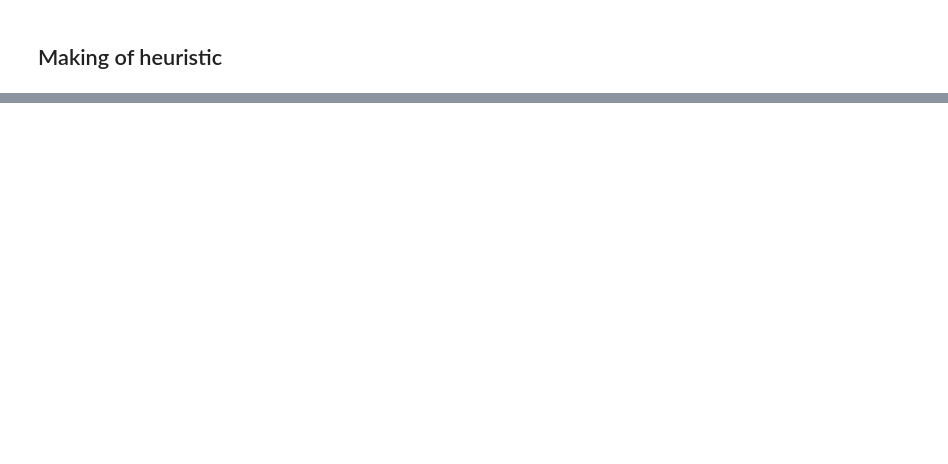
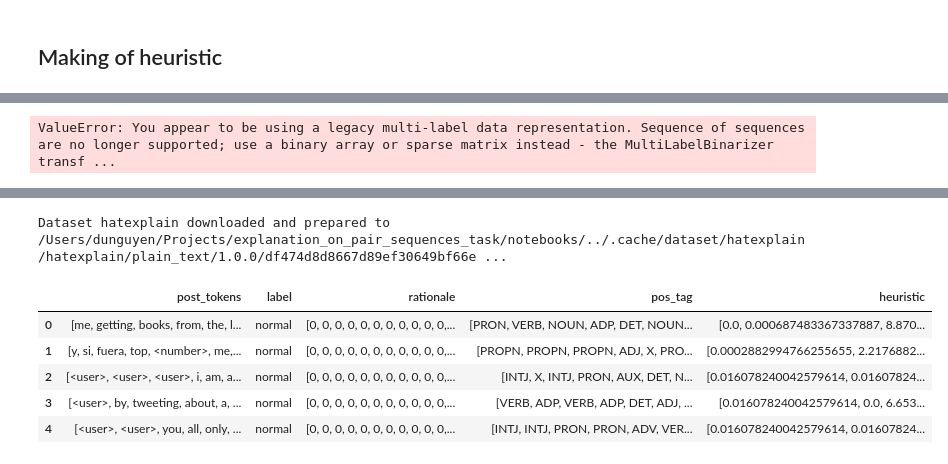
Before and after one commit to Kihansi95/ExplanationPairSentencesTasks, a Jupyter notebook: notebooks/2022-07-27 HateXplain.ipynb, the cells around one changed output, grey strips where cells are left out. Cells and saved outputs as stored; diff of their text form; code cells hidden in the pictures; blank space fills up the shorter version.

Commit message:
heuristic integrated in HateXPlain & YelpHat

```diff
--- a/notebooks/2022-07-27 HateXplain.ipynb
+++ b/notebooks/2022-07-27 HateXplain.ipynb
@@ -504,0 +617,13 @@ rationale = dataset.data['rationale']
+# %%
+heuristic = dataset.data['heuristic']
+rationale = dataset.data['rationale']
+
+from sklearn.metrics import roc_auc_score
+roc_score = roc_auc_score(rationale, heuristic)
+roc_score
+# %% [output]
+ValueError: You appear to be using a legacy multi-label data representation. Sequence of sequences are no longer supported; use a binary array or sparse matrix instead - the MultiLabelBinarizer transf ...
+# %%
+dataset = HateXPlain(root=path.join(cache_path, 'dataset'), split='val')
+dataset.data.head()
+# %% [output]
@@ -504,0 +631,7 @@ rationale = dataset.data['rationale']
+Dataset hatexplain downloaded and prepared to /Users/dunguyen/Projects/explanation_on_pair_sequences_task/notebooks/../.cache/dataset/hatexplain/hatexplain/plain_text/1.0.0/df474d8d8667d89ef30649bf66e ...
+|  | post_tokens | label | rationale | pos_tag | heuristic |
+| 0 | [me, getting, books, from, the, l... | normal | [0, 0, 0, 0, 0, 0, 0, 0, 0, 0, 0,... | [PRON, VERB, NOUN, ADP, DET, NOUN... | [0.0, 0.000687483367337887, 8.870... |
+| 1 | [y, si, fuera, top, <number>, me,... | normal | [0, 0, 0, 0, 0, 0, 0, 0, 0, 0, 0,... | [PROPN, PROPN, PROPN, ADJ, X, PRO... | [0.0002882994766255655, 2.2176882... |
+| 2 | [<user>, <user>, <user>, i, am, a... | normal | [0, 0, 0, 0, 0, 0, 0, 0, 0, 0, 0,... | [INTJ, X, INTJ, PRON, AUX, DET, N... | [0.016078240042579614, 0.01607824... |
+| 3 | [<user>, by, tweeting, about, a, ... | normal | [0, 0, 0, 0, 0, 0, 0, 0, 0, 0, 0,... | [VERB, ADP, VERB, ADP, DET, ADJ, ... | [0.016078240042579614, 0.0, 6.653... |
+| 4 | [<user>, <user>, you, all, only, ... | normal | [0, 0, 0, 0, 0, 0, 0, 0, 0, 0, 0,... | [INTJ, INTJ, PRON, PRON, ADV, VER... | [0.016078240042579614, 0.01607824... |
```
Also changed, not shown: parts of 11 cells of this notebook, 12 other files.
